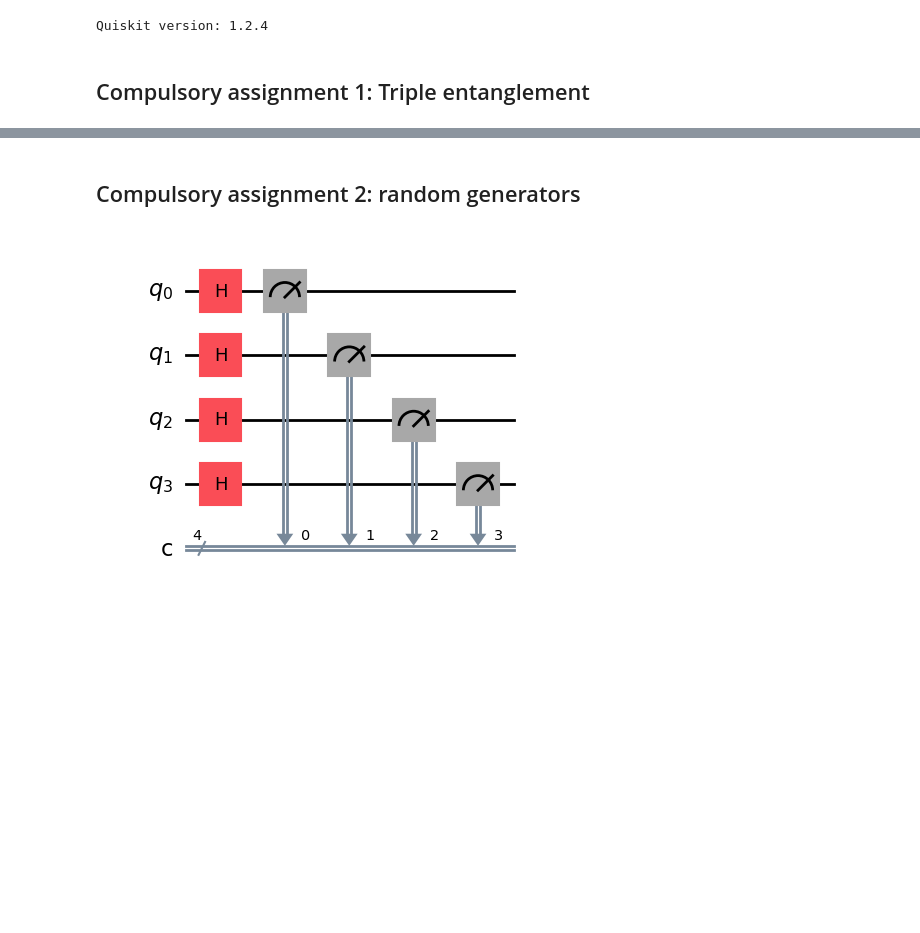
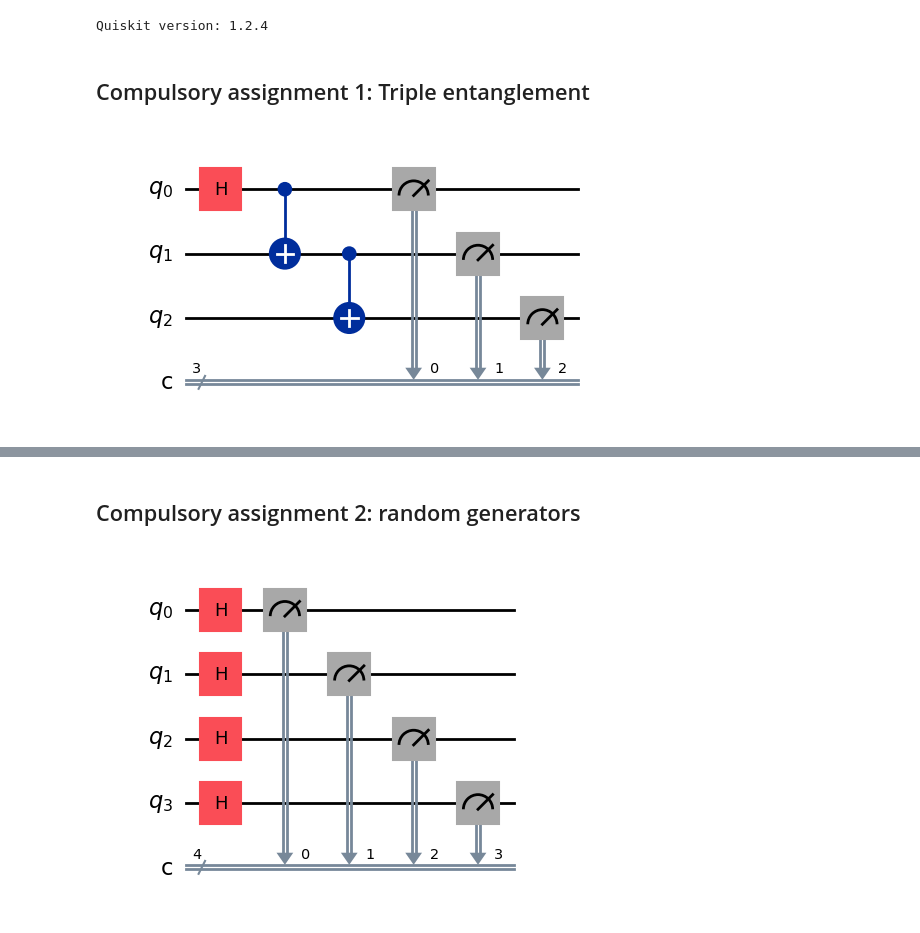
Before and after one commit to RafaDom02/PDGE, a Jupyter notebook: Practica 3/computacion_cuantica.ipynb, the cells around one changed output, grey strips where cells are left out. Saved outputs shown, nothing was run; the diff lists cells and outputs as text; code cells hidden in the pictures; blank space fills up the shorter version.

```diff
--- a/Practica 3/computacion_cuantica.ipynb
+++ b/Practica 3/computacion_cuantica.ipynb
@@ -63,2 +77,24 @@ Quiskit version: 1.2.4
 # %% [markdown]
 ## Compulsory assignment 1: Triple entanglement
+# %%
+###################### Pal iñigo ######################
+"""
+No tengo mucha idea de como va esta vaina, lo maximo que te puedo
+explicar es que sucede aqui y en su simulación. Este circuito quiere
+crear el estado de BELL. La puerta Hadamard (la "H" de la figura)
+hace que "q0" se ponga en superposición (tu eres fisico supongo que
+sabes de esta vaina), liego bienen las puertas CNOT (las del "+"),
+que se encargan de realizar la correlación entre los 3 qbits, por lo
+tanto el resultado será ∣000⟩ o ∣111⟩
+"""
+
+
+# Circuit scheme
+circuit = QuantumCircuit(3,3)
+circuit.h(0)
+circuit.cx(0, 1)
+circuit.cx(1, 2)
+circuit.measure(range(3), range(3))
+display(circuit.draw(output="mpl"))
+# %% [output]
+[figure, added]
```
Also changed, not shown: parts of 15 cells of this notebook.
